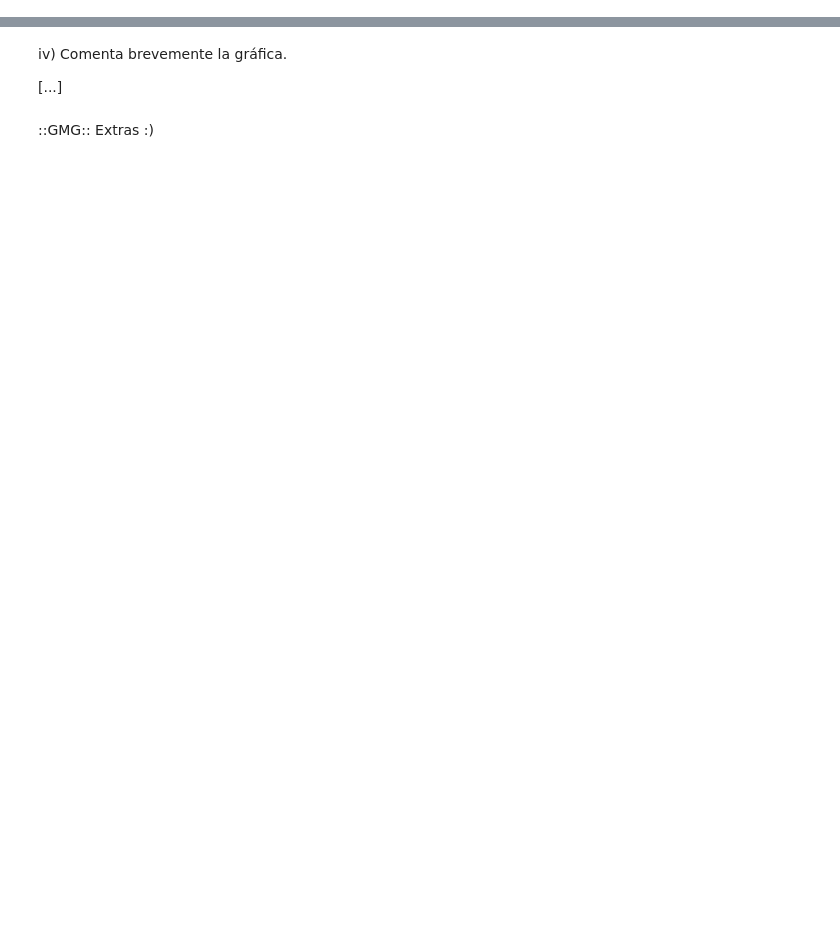
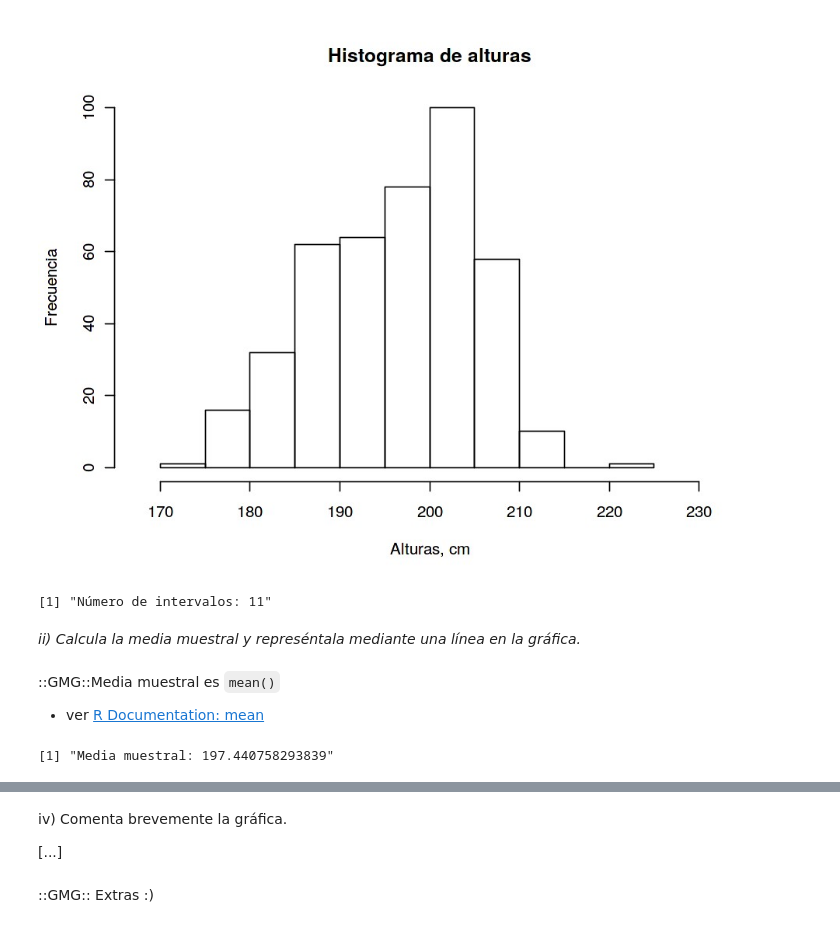
Before and after one commit to yerartdev/uc-m1965-stats, a Jupyter notebook: p1/practica1-gerardo-de-miguel-gonzalez.ipynb, the cells around one changed output, grey strips where cells are left out. Drawn from its saved outputs; the diff is of its cells as text; code cells hidden in the pictures; blank space fills up the shorter version.

```diff
--- a/p1/practica1-gerardo-de-miguel-gonzalez.ipynb
+++ b/p1/practica1-gerardo-de-miguel-gonzalez.ipynb
@@ -74,0 +144,25 @@ legend(x = "topright", # location of legend within plot area
+# %%
+options(repr.plot.width=8, repr.plot.height=6)
+histinfo<-hist(alturas,
+          breaks = "FD",
+          xlim = c(min(alturas, na.rm = TRUE) - 5,max(alturas, na.rm = TRUE) + 10),
+          xlab = "Alturas, cm",
+          ylab = "Frecuencia",
+          main="Histograma de alturas")
+# %% [output]
+[figure, added]
+# %%
+print(paste('Número de intervalos:',length(histinfo$breaks)-1))
+# %% [output]
+[1] "Número de intervalos: 11"
+# %% [markdown]
+*ii) Calcula la media muestral y represéntala mediante una línea en la gráfica.*
+# %% [markdown]
+::GMG::Media muestral es `mean()`
+
+ - ver [R Documentation: mean](https://www.rdocumentation.org/packages/base/versions/3.5.1/topics/mean)
+# %%
+altura_m <- mean(alturas, na.rm = TRUE)
+print(paste('Media muestral:',altura_m))
+# %% [output]
+[1] "Media muestral: 197.440758293839"
```
Also changed, not shown: parts of 39 cells of this notebook.
